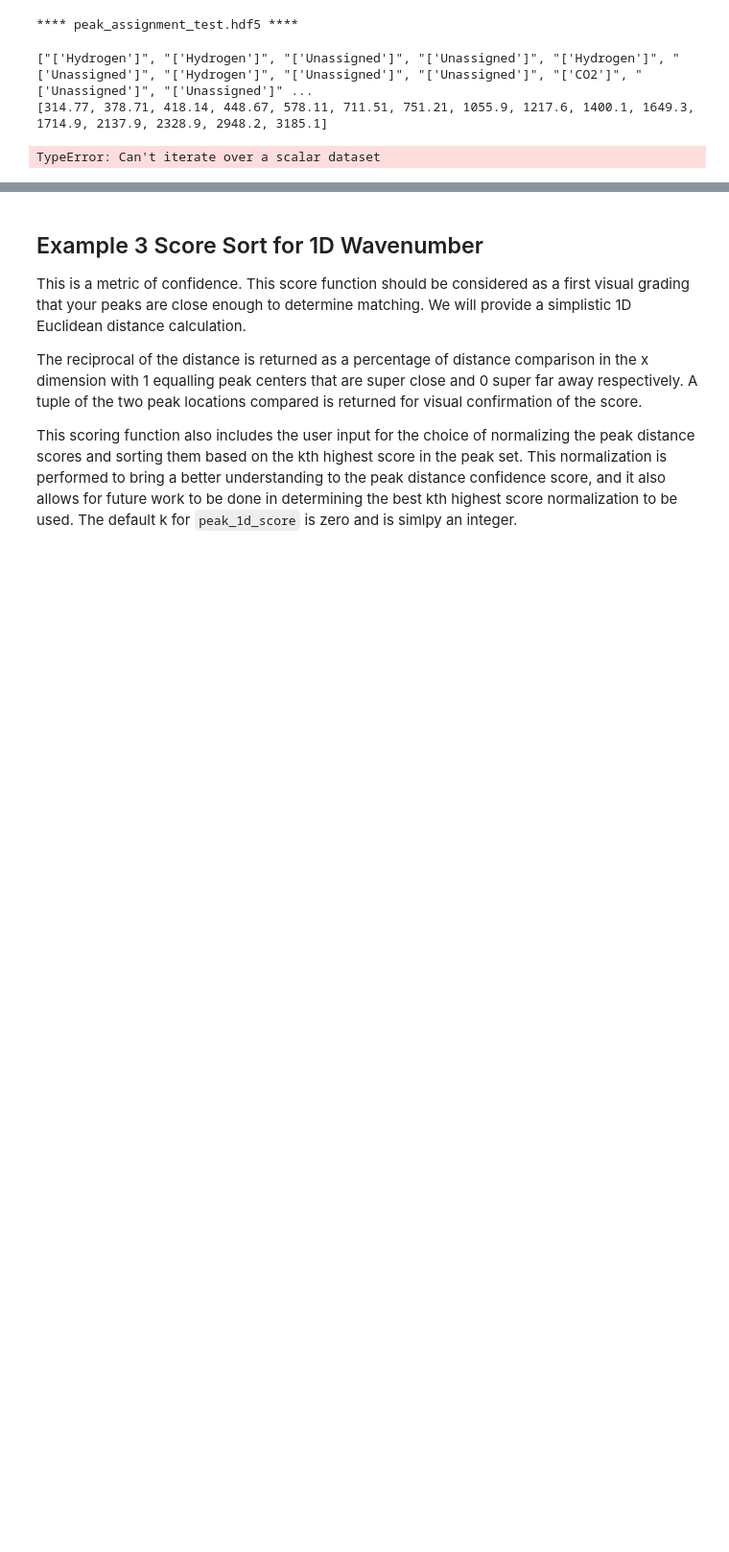
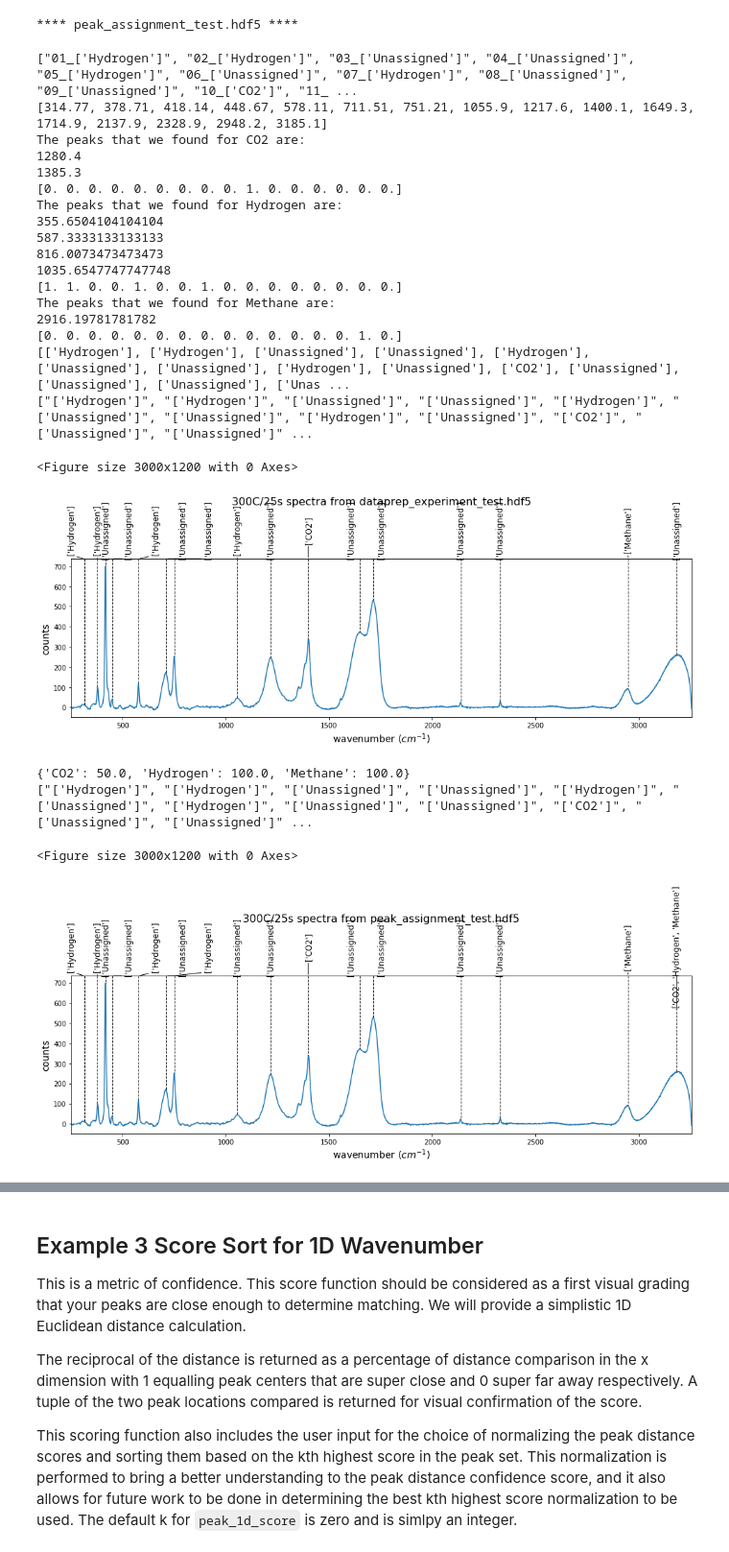
Before and after one commit to raman-noodles/raman-spectra-decomp-analysis, a Jupyter notebook: examples/peakidentify_update_dev.ipynb, the cells around one changed output, grey strips where cells are left out. Shown at 96% size. Saved outputs shown, nothing was run; the diff lists cells and outputs as text; code cells hidden in the pictures; blank space fills up the shorter version.

```diff
--- a/examples/peakidentify_update_dev.ipynb
+++ b/examples/peakidentify_update_dev.ipynb
@@ -1102,16 +1102,8 @@ def plotting_peak_assignments(unknown_x, unknown_y, unknown_peaks, unknown_peak_
     fig = plt.figure(figsize=(10, 4), dpi=300)
 #     plt.plot(unknown_x, unknown_y, color='black', label='Unknown Spectrum')
     peak_labels=[]
-    count=1
-    check = []
     for i, _ in enumerate(unknown_peak_assignments):
-
-        if unknown_peak_assignments[i] != [known_compound_list[count-1],known_compound_list[count]]:
             peak_labels.append(str(unknown_peak_assignments[i]))
-        # This is obselete
-        else:
-            peak_labels.append(str(unknown_peak_assignments[i])+'&'+str(unknown_peak_assignments[i+1]))
-            count=+1
     print(peak_labels)
     fig, ax = lineid_plot.plot_line_ids(x_data, y_data, unknown_peaks, peak_labels,
                                         box_axes_space=0.12, plot_kwargs={'linewidth':1}, max_iter=50)
@@ -1465,11 +1457,11 @@ For our example, we won't mess with those optional parameters.
 
 This function will output the list of known peaks for each compound and the plot for the unknown specrta and labels for all of the peaks in said spectra. Additionally, it will output a percentage of how many of the material's peaks are found in the unknown spectrum. This can be used as a metric of confidence.
 # %%
-hdf5_filename = 'dataprep_calibration_test.hdf5' #update to hdf5_calfilename
+hdf5_calfilename = 'dataprep_calibration_test.hdf5' #update to hdf5_calfilename
 hdf5_expfilename = 'dataprep_experiment_test.hdf5'
 temp = 300
 time = 25
-peakassignments = peak_assignment(hdf5_expfilename, temp, time, hdf5_filename, 50)
+peakassignments = peak_assignment(hdf5_expfilename, temp, time, hdf5_calfilename, 50)
 peakassignments
 # %% [output]
 The peaks that we found for CO2 are:
@@ -1955,10 +1902,30 @@ def build_custom_model(x_data, y_data, peaks, peaks_add, plot_fits):
 # %%
 newhdf5_expfilename = 'peak_assignment_test.hdf5'
-peak_assignments = export_experiment(hdf5_expfilename, temp, time, newhdf5_expfilename, unknown_peakstest, unknown_peak_assignments_gamma, hdf5_calfilename)
+export_experiment(hdf5_expfilename, temp, time, newhdf5_expfilename, unknown_peakstest, unknown_peak_assignments_gamma, hdf5_calfilename, 50)
 # %% [output]
-["['Hydrogen']", "['Hydrogen']", "['Unassigned']", "['Unassigned']", "['Hydrogen']", "['Unassigned']", "['Hydrogen']", "['Unassigned']", "['Unassigned']", "['CO2']", "['Unassigned']", "['Unassigned']" ...
+["01_['Hydrogen']", "02_['Hydrogen']", "03_['Unassigned']", "04_['Unassigned']", "05_['Hydrogen']", "06_['Unassigned']", "07_['Hydrogen']", "08_['Unassigned']", "09_['Unassigned']", "10_['CO2']", "11_ ...
 [314.77, 378.71, 418.14, 448.67, 578.11, 711.51, 751.21, 1055.9, 1217.6, 1400.1, 1649.3, 1714.9, 2137.9, 2328.9, 2948.2, 3185.1]
+The peaks that we found for CO2 are:
+1280.4
+1385.3
+[0. 0. 0. 0. 0. 0. 0. 0. 0. 1. 0. 0. 0. 0. 0. 0.]
+The peaks that we found for Hydrogen are:
+355.6504104104104
+587.3333133133133
+816.0073473473473
+1035.6547747747748
+[1. 1. 0. 0. 1. 0. 0. 1. 0. 0. 0. 0. 0. 0. 0. 0.]
+The peaks that we found for Methane are:
+2916.19781781782
+[0. 0. 0. 0. 0. 0. 0. 0. 0. 0. 0. 0. 0. 0. 1. 0.]
+[['Hydrogen'], ['Hydrogen'], ['Unassigned'], ['Unassigned'], ['Hydrogen'], ['Unassigned'], ['Unassigned'], ['Hydrogen'], ['Unassigned'], ['CO2'], ['Unassigned'], ['Unassigned'], ['Unassigned'], ['Unas ...
+["['Hydrogen']", "['Hydrogen']", "['Unassigned']", "['Unassigned']", "['Hydrogen']", "['Unassigned']", "['Unassigned']", "['Hydrogen']", "['Unassigned']", "['CO2']", "['Unassigned']", "['Unassigned']" ...
-TypeError: Can't iterate over a scalar dataset
+<Figure size 3000x1200 with 0 Axes>
+[figure, added]
+{'CO2': 50.0, 'Hydrogen': 100.0, 'Methane': 100.0}
+["['Hydrogen']", "['Hydrogen']", "['Unassigned']", "['Unassigned']", "['Hydrogen']", "['Unassigned']", "['Hydrogen']", "['Unassigned']", "['Unassigned']", "['CO2']", "['Unassigned']", "['Unassigned']" ...
+<Figure size 3000x1200 with 0 Axes>
+[figure, added]
 # %%
 dataprep.view_hdf5('peak_assignment_test.hdf5')
 # %% [output]
```
Also changed, not shown: parts of 10 cells of this notebook.
